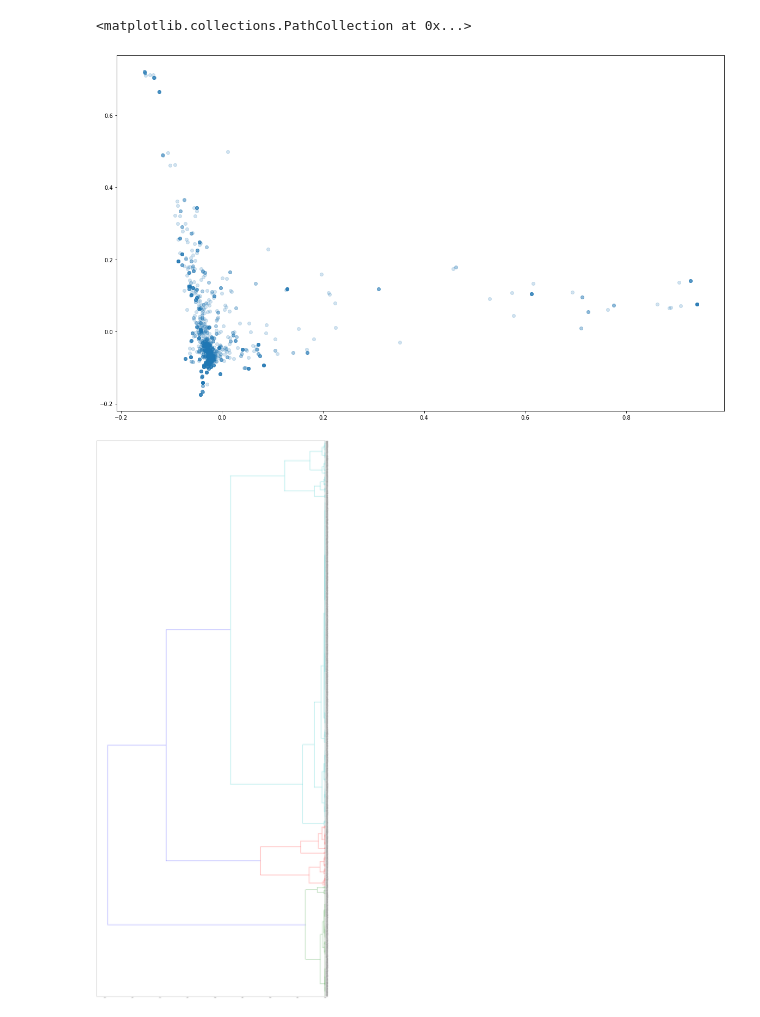
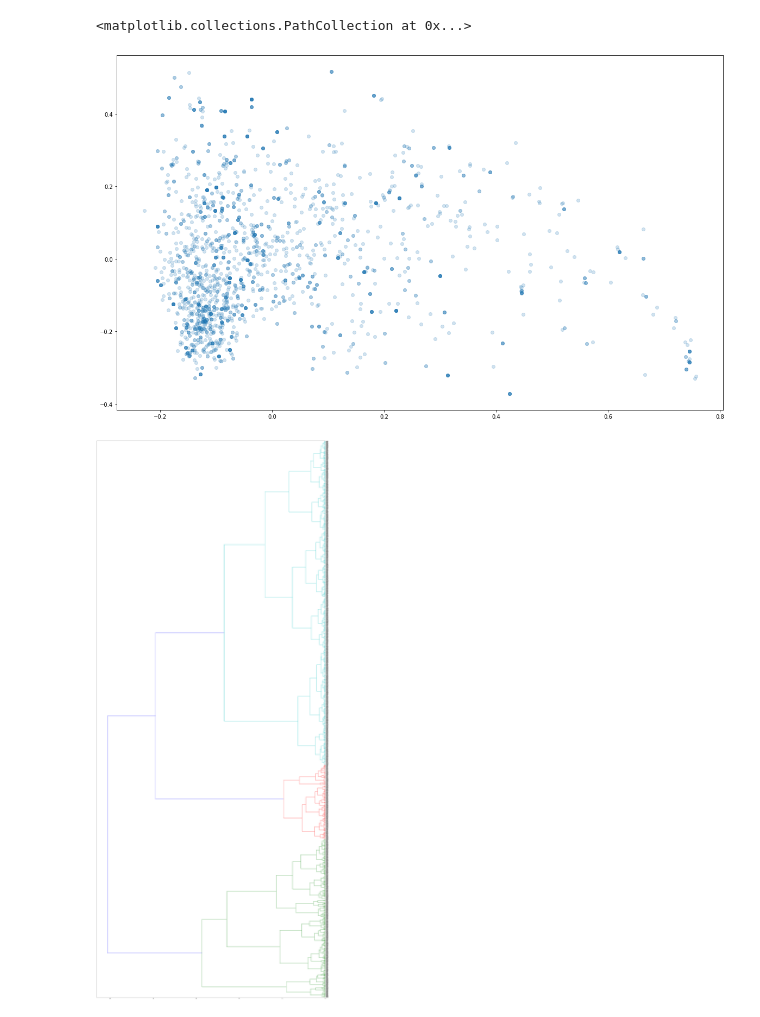
Before and after one commit to librairy/covid19, a Jupyter notebook: atc-codes/cord19-atc-analysis.ipynb, the cells around one changed output. Cells and saved outputs as stored; diff of their text form; code cells hidden in the pictures.

```diff
--- a/atc-codes/cord19-atc-analysis.ipynb
+++ b/atc-codes/cord19-atc-analysis.ipynb
@@ -65,0 +80,15 @@ done!
+# %%
+from sklearn.feature_extraction.text import CountVectorizer
+# list of text documents
+# create the transform
+vectorizer = CountVectorizer()
+# tokenize and build vocab
+vectorizer.fit(corpus)
+# summarize
+print(len(vectorizer.vocabulary_))
+# encode document
+vector = vectorizer.transform(corpus)
+# summarize encoded vector
+print(vector.shape)
+print(type(vector))
+print(vector.toarray())
@@ -93,19 +131,26 @@ Wall time: 225 ms
 # %%
+from matplotlib import pyplot as plt
 from sklearn.decomposition import PCA
+
+temp_list = []
+for i in vector:
+    temp_list.append(list(i.A[0]))
+
+
 pca = PCA(n_components=2)
-x_matrix = tfidf_matrix.todense()
-pca.fit(x_matrix)
-X = pca.transform(x_matrix)
+x_matrix = vector.todense()
+pca.fit(temp_list)
+X = pca.transform(temp_list)
 
 
 fig, ax = plt.subplots(figsize=(20, 12))
 ax.scatter(X[:, 0], X[:, 1], alpha=0.2)
 
 #for i, txt in enumerate(df['title'].to_list()):
 #    ax.annotate(txt, (X[:, 0][i], X[:, 1][i]))
 # %% [output]
 <matplotlib.collections.PathCollection at 0x...>
-[figure, old version]
+[figure, new version]
 # %%
 from sklearn.metrics.pairwise import cosine_similarity
 from sklearn.manifold import MDS
@@ -122,7 +167,8 @@ from matplotlib import pyplot as plt
 #mds = MDS(n_components=2, dissimilarity="precomputed", random_state=1)
 #pos = mds.fit_transform(tfidf_matrix.todense())  # shape (n_components, n_samples)
 
-linked = linkage(X, 'average', 'cosine')
+linked = linkage(X, 'ward', 'euclidean')
+#linked = linkage(X, 'average', 'cosine')
 #linked = linkage(x_matrix, 'ward', 'euclidean')
 #linked = linkage(X, 'ward', 'euclidean')
 
@@ -136,7 +182,7 @@ dendrogram(linked,
             show_leaf_counts=True)
 plt.show()
 # %% [output]
-[figure, old version]
+[figure, new version]
 # %%
 from sklearn.cluster import KMeans
 
```
Also changed, not shown: parts of 13 cells of this notebook, 11 other files.
